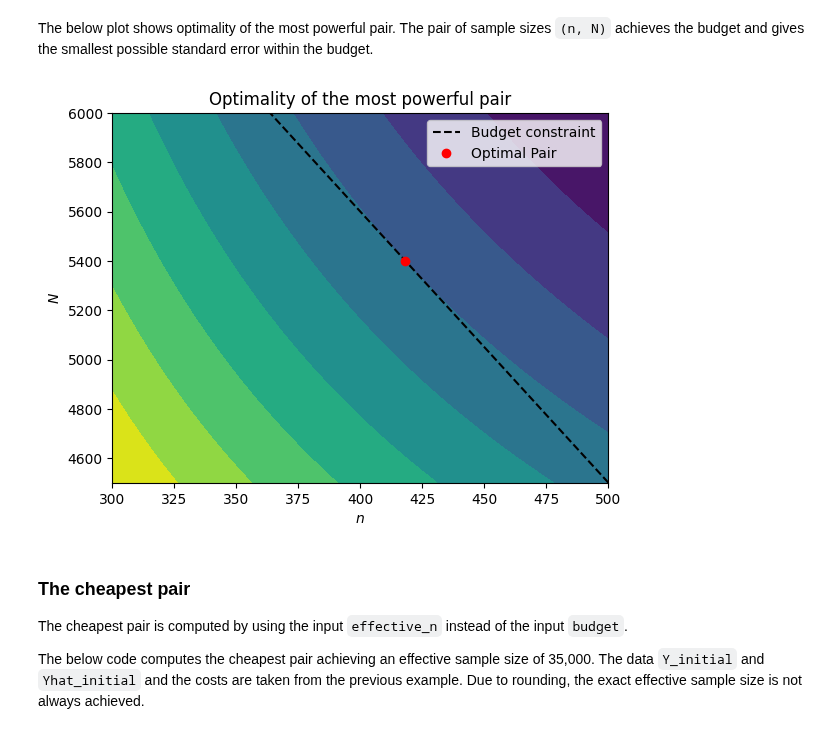
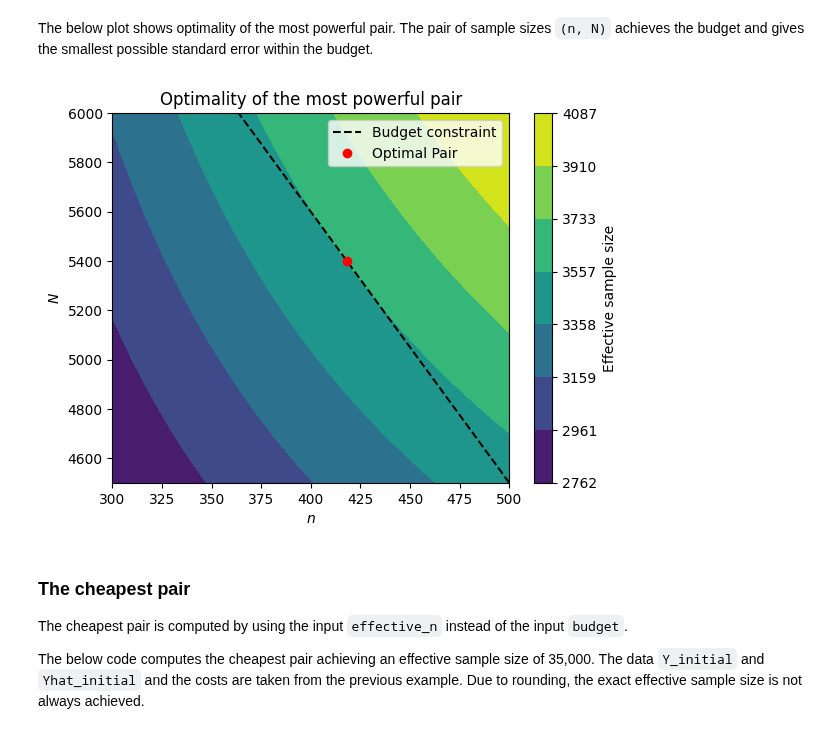
Before and after one commit to aangelopoulos/ppi_py, a Jupyter notebook: examples/power_analysis.ipynb, the cells around one changed output. Cells and saved outputs as stored; diff of their text form; code cells hidden in the pictures.

```diff
--- a/examples/power_analysis.ipynb
+++ b/examples/power_analysis.ipynb
@@ -99,38 +96,45 @@ The below plot shows optimality of the most powerful pair. The pair of sample si
 # %%
 n_opt = powerful_pair["n"]
 N_opt = powerful_pair["N"]
 rho = powerful_pair["ppi_corr"]
 
 n = np.linspace(300, 500, 100)
 N = np.linspace(4500, 6000, 100)
 
 ns, Ns = np.meshgrid(n, N)
 
 
-def ppi_se(n, N, rho):
-    return np.sqrt(1 / n * (1 - rho**2 * N / (n + N)))
+def ppi_effective_n(n, N, rho):
+    return n * (n + N) / (n + N * (1 - rho**2))
 
 
-ses = ppi_se(ns, Ns, rho)
-m = np.min(ses)
-M = np.max(ses)
-se_opt = ppi_se(n_opt, N_opt, rho)
-levels = np.concat([np.linspace(m, se_opt, 4), np.linspace(se_opt, M, 7)[1:]])
+effective_ns = ppi_effective_n(ns, Ns, rho)
+m = np.min(effective_ns)
+M = np.max(effective_ns)
+effective_n_opt = ppi_effective_n(n_opt, N_opt, rho)
+levels = np.concat(
+    [
+        np.linspace(m, effective_n_opt, 5),
+        np.linspace(effective_n_opt, M, 4)[1:],
+    ]
+)
 
-plt.contourf(ns, Ns, ses, levels=levels)
+plt.contourf(ns, Ns, effective_ns, levels=levels)
 
 n_cost = (budget - (cost_Yhat * N)) / (cost_Yhat + cost_Y)
 plt.plot(n_cost, N, "k--", label="Budget constraint")
 
 plt.plot(n_opt, N_opt, "ro", label="Optimal Pair")
 
 plt.xlabel("$n$")
 plt.ylabel("$N$")
 plt.title("Optimality of the most powerful pair")
+cbar = plt.colorbar()
+cbar.ax.set_ylabel("Effective sample size")
 plt.legend()
 plt.show()
 # %% [output]
-[figure, old version]
+[figure, new version]
 # %% [markdown]
 ### The cheapest pair
 
```
Also changed, not shown: parts of 3 cells of this notebook.
